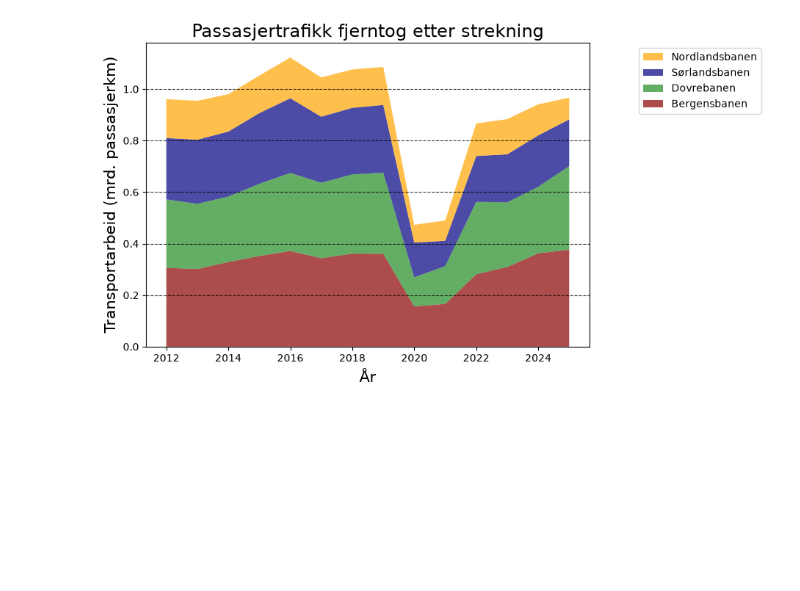
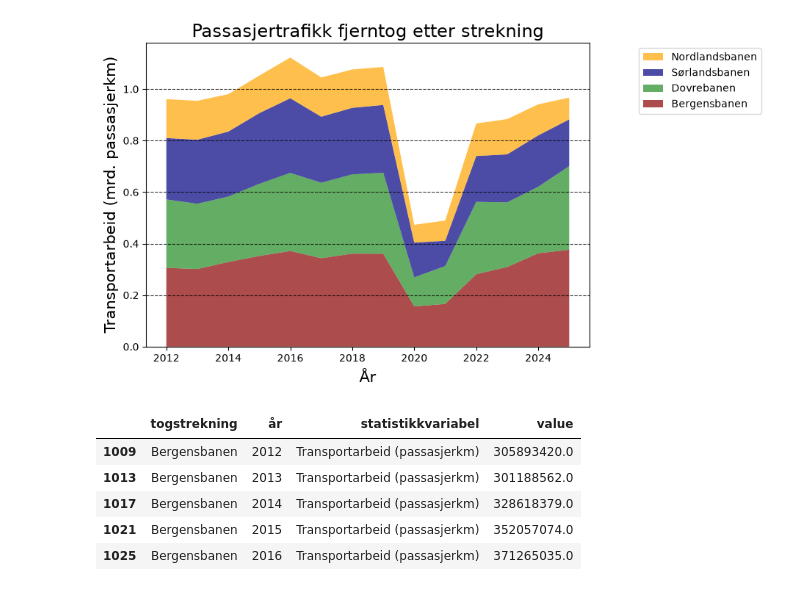
Before and after one commit to Oyvind-Aas/Electricity_and_Energy, a Jupyter notebook: Electricity_exploring.ipynb, the cells around one changed output. Saved outputs shown, nothing was run; the diff lists cells and outputs as text; code cells hidden in the pictures; blank space fills up the shorter version.

```diff
--- a/Electricity_exploring.ipynb
+++ b/Electricity_exploring.ipynb
@@ -1126,3 +1126,12 @@ fig = px.pie(
 )
 
 fig.show()
+# %%
+bergensbanen.head()
+# %% [output]
+|  | togstrekning | år | statistikkvariabel | value |
+| 1009 | Bergensbanen | 2012 | Transportarbeid (passasjerkm) | 305893420.0 |
+| 1013 | Bergensbanen | 2013 | Transportarbeid (passasjerkm) | 301188562.0 |
+| 1017 | Bergensbanen | 2014 | Transportarbeid (passasjerkm) | 328618379.0 |
+| 1021 | Bergensbanen | 2015 | Transportarbeid (passasjerkm) | 352057074.0 |
+| 1025 | Bergensbanen | 2016 | Transportarbeid (passasjerkm) | 371265035.0 |
```
Also changed, not shown: parts of 1 cell of this notebook.
